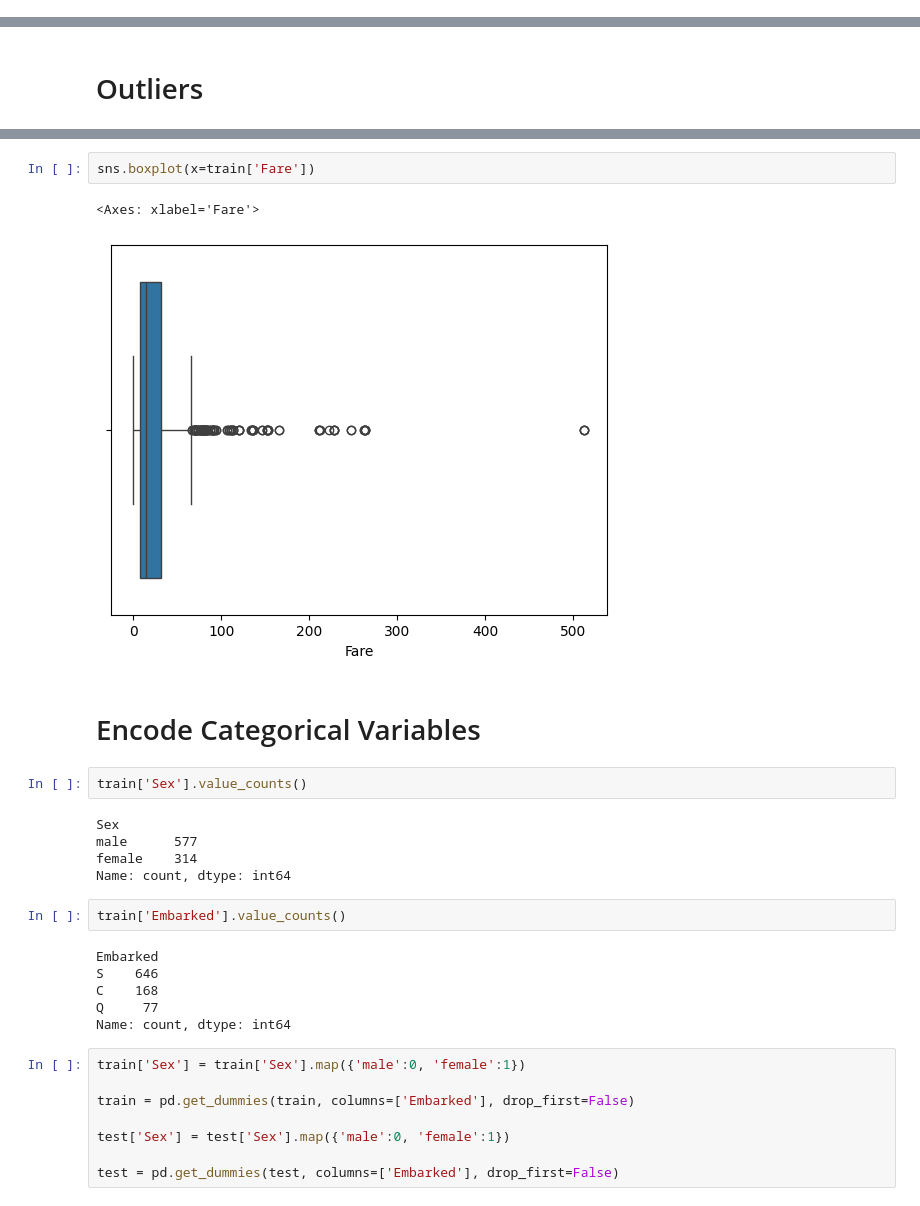
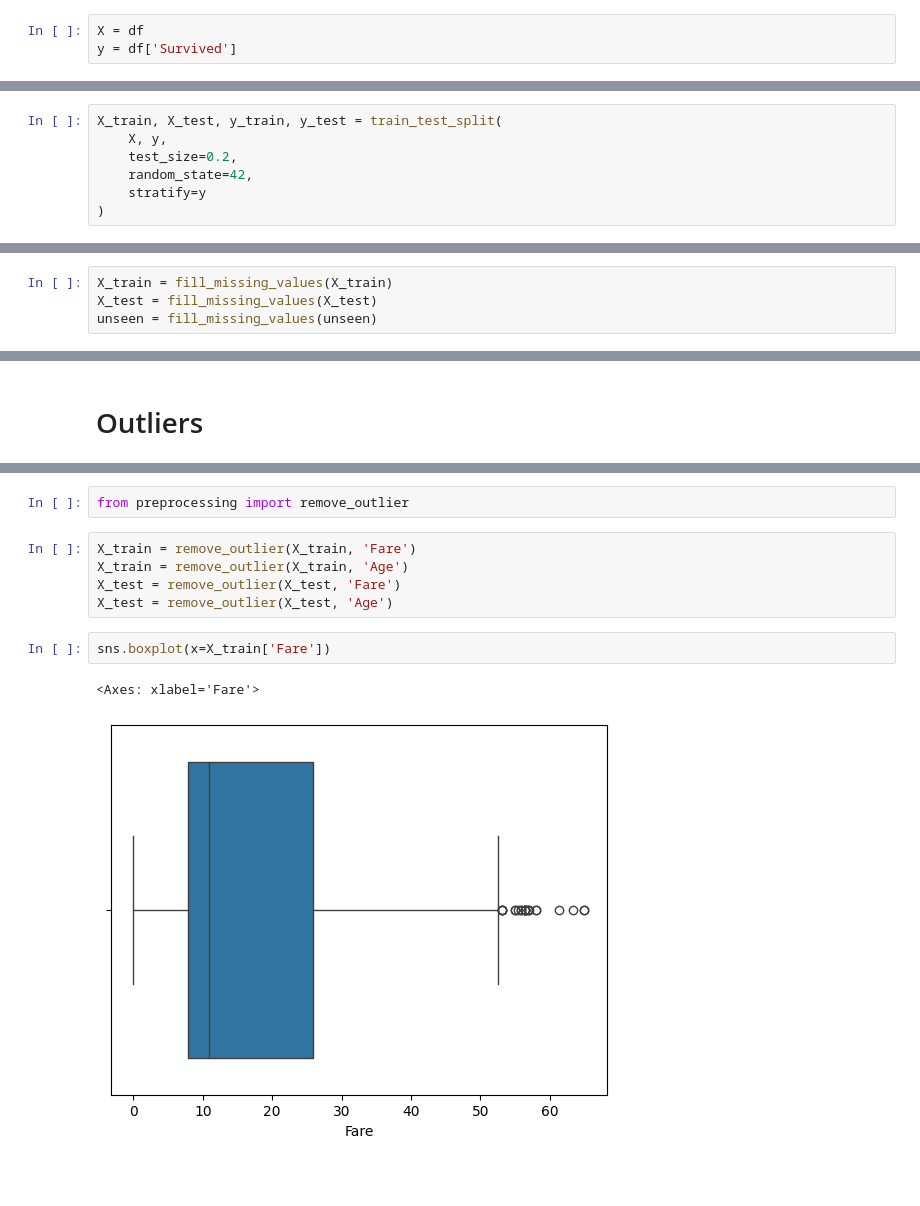
Before and after one commit to ceeguypun/titanic-survival-ml, a Jupyter notebook: notebooks/02_DataCleaning.ipynb, the cells around one changed output, grey strips where cells are left out. Cells and saved outputs as stored; diff of their text form; blank space fills up the shorter version.

Commit message:
feat: complete Titanic ML project with full pipeline (EDA, cleaning, FE, training, evaluation)

```diff
--- a/notebooks/02_DataCleaning.ipynb
+++ b/notebooks/02_DataCleaning.ipynb
@@ -7,0 +8,3 @@ test = pd.read_csv('../data/test.csv ')
+# %%
+X = df
+y = df['Survived']
@@ -8,3 +13,10 @@ test = pd.read_csv('../data/test.csv ')
+# %%
+X_train, X_test, y_train, y_test = train_test_split(
+    X, y,
+    test_size=0.2,
+    random_state=42,
+    stratify=y
+)
 # %% [markdown]
 # Missing Values
 # %%
@@ -129,0 +79,4 @@ dtype: int64
+# %%
+X_train = fill_missing_values(X_train)
+X_test = fill_missing_values(X_test)
+unseen = fill_missing_values(unseen)
@@ -147,30 +113,12 @@ np.float64(66.6)
+# %%
+from preprocessing import remove_outlier
+# %%
+X_train = remove_outlier(X_train, 'Fare')
+X_train = remove_outlier(X_train, 'Age')
+X_test = remove_outlier(X_test, 'Fare')
+X_test = remove_outlier(X_test, 'Age')
 # %%
-sns.boxplot(x=train['Fare'])
+sns.boxplot(x=X_train['Fare'])
 # %% [output]
 <Axes: xlabel='Fare'>
-[figure, old version]
+[figure, new version]
-# %% [markdown]
-# Encode Categorical Variables
-# %%
-train['Sex'].value_counts()
-# %% [output]
-Sex
-male      577
-female    314
-Name: count, dtype: int64
-# %%
-train['Embarked'].value_counts()
-# %% [output]
-Embarked
-S    646
-C    168
-Q     77
-Name: count, dtype: int64
-# %%
-train['Sex'] = train['Sex'].map({'male':0, 'female':1})
-
-train = pd.get_dummies(train, columns=['Embarked'], drop_first=False)
-
-test['Sex'] = test['Sex'].map({'male':0, 'female':1})
-
-test = pd.get_dummies(test, columns=['Embarked'], drop_first=False)
```
Also changed, not shown: parts of 29 cells of this notebook, 22 other files.
